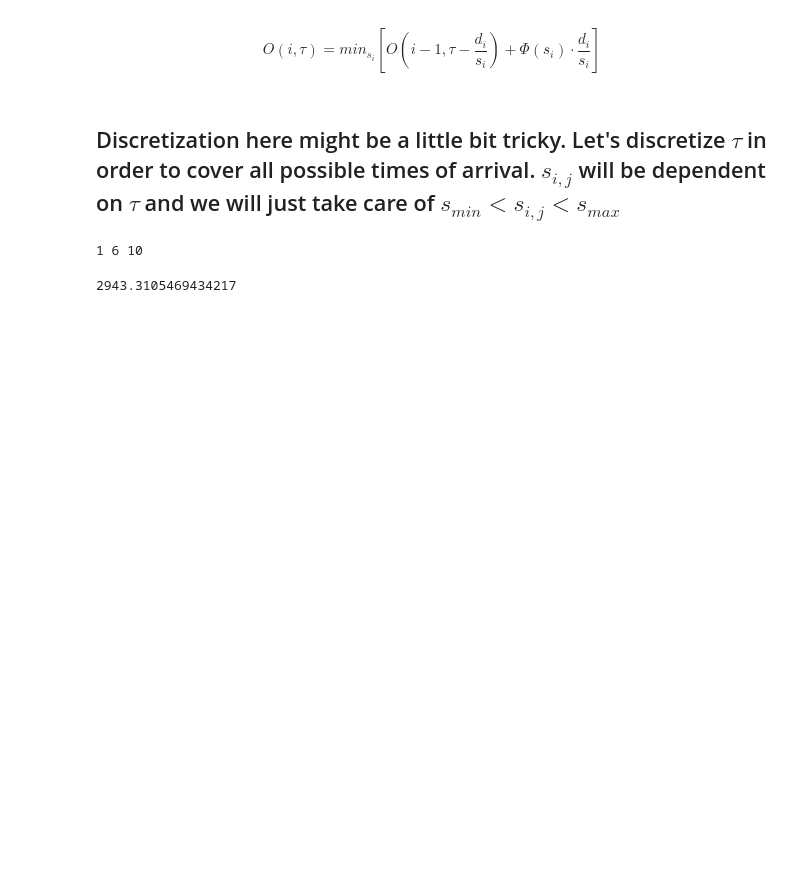
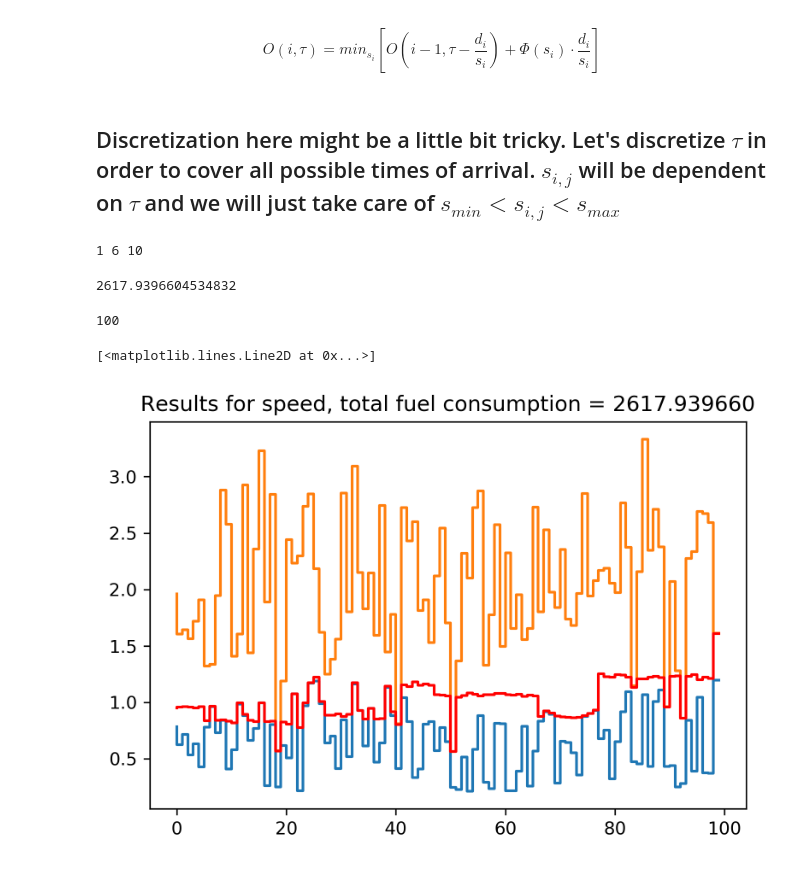
Before and after one commit to safoex/OptimizationMethods, a Jupyter notebook: 1/Assignment1.ipynb, the cells around one changed output. Saved outputs shown, nothing was run; the diff lists cells and outputs as text; code cells hidden in the pictures; blank space fills up the shorter version.

```diff
--- a/1/Assignment1.ipynb
+++ b/1/Assignment1.ipynb
@@ -409,20 +564,48 @@ def Φ(s):
 def Ψ(s,s1,s2):
     return Φ(s) + (np.inf if s < s1 or s > s2 else 0)
 # %%
-m = 50
+m = 100
 O = np.zeros((n,m))
+G = np.zeros((n,m))
 # %%
 τ = np.linspace(tau_min[0],tau_max[0],m)
 for j in range(m):
-    O[0][j] = Ψ(d[0]/τ[j],smin[0],smax[0])
+    O[0][j] = Ψ(d[0]/τ[j],smin[0],smax[0])*τ[j]
 
 for i in range(1,n):
     τ_p = np.linspace(tau_min[i-1],tau_max[i-1],m)
     τ = np.linspace(tau_min[i],tau_max[i],m)
-    O[i] = [min([O[i-1][k] + Ψ(d[0]/(τ[j]-τ_p[k]),smin[0],smax[0])*abs((τ[j]-τ_p[k])) for k in range(m)]) for j in range(m)]
+    G[i] = [np.argmin([O[i-1][k] + Ψ(d[i]/(τ[j]-τ_p[k]),smin[i],smax[i])*abs((τ[j]-τ_p[k])) for k in range(m)]) for j in range(m)]
+    O[i] = [np.min([O[i-1][k] + Ψ(d[i]/(τ[j]-τ_p[k]),smin[i],smax[i])*abs((τ[j]-τ_p[k])) for k in range(m)]) for j in range(m)]
     #for j in range(m):
     #    O[i][j] = min([O[i-1][k] + Ψ(d[0]/(τ[j]-τ_p[k]),smin[0],smax[0])*abs((τ[j]-τ_p[k])) for k in range(m)])
 # %%
 min(O[-1])
 # %% [output]
-2943.3105469434217
+2617.9396604534832
+# %%
+way = []
+x = int(np.argmin(O[-1]))
+for i in range(n):
+    way.append(x)
+    x = int(G[-1-i][x])
+way = list(reversed(way))
+# %%
+print(len(way))
+# %% [output]
+100
+# %%
+speeds = []
+for i in range(n):
+    time = (np.linspace(tau_min[i],tau_max[i],m))[way[i]] - \
+    ((np.linspace(tau_min[i-1],tau_max[i-1],m))[way[i-1]] if i > 0 else 0)
+    speeds.append(d[i]/time)
+# %%
+fig, ax = plt.subplots(figsize=(6,4), dpi=300)
+ax.set_title('Results for speed, total fuel consumption = %f'%(min(O[-1])))
+ax.step(list(range(n)), smin)
+ax.step(list(range(n)), smax)
+ax.step(list(range(n)), speeds, 'r-')
+# %% [output]
+[<matplotlib.lines.Line2D at 0x...>]
+[figure, added]
```
Also changed, not shown: parts of 27 cells of this notebook, 3 other files.
